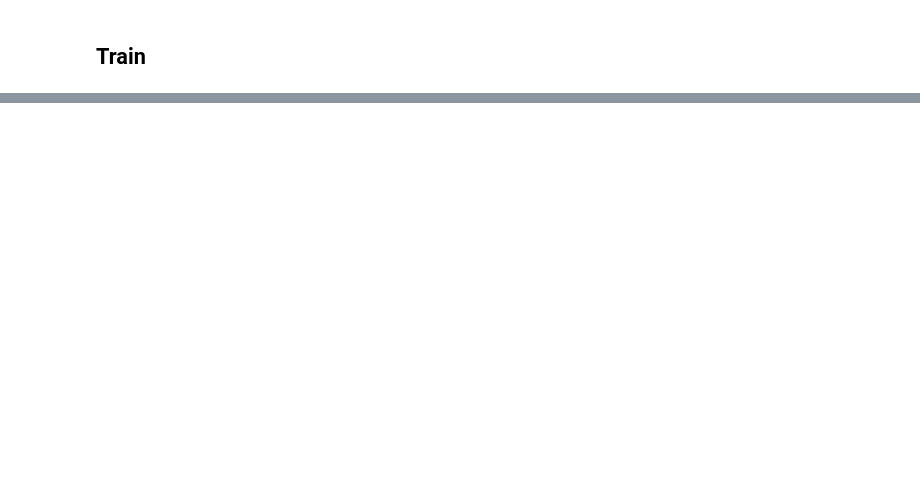
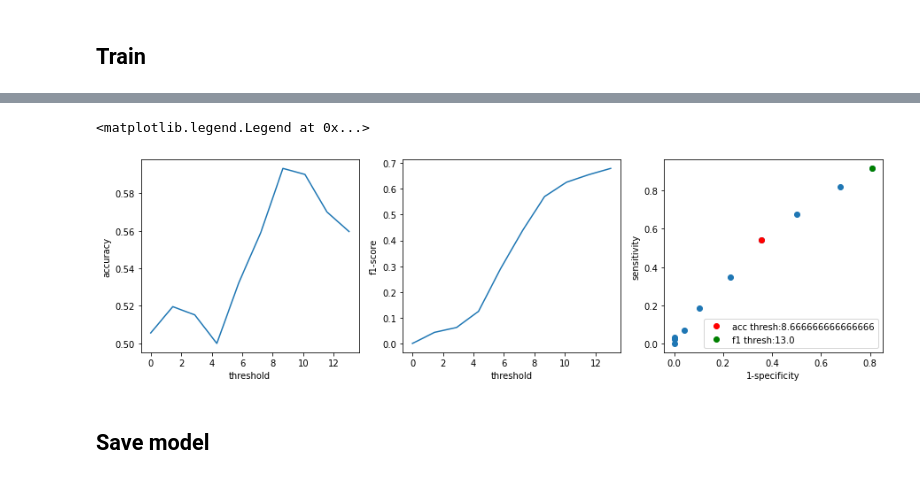
Before and after one commit to Emilija2000/Image_Matching_Siamese_Network, a Jupyter notebook: siamese.ipynb, the cells around one changed output, grey strips where cells are left out. Saved outputs shown, nothing was run; the diff lists cells and outputs as text; code cells hidden in the pictures; blank space fills up the shorter version.

```diff
--- a/siamese.ipynb
+++ b/siamese.ipynb
@@ -137,0 +221,27 @@ plt.plot(loss_history['val'],'r-')
+# %%
+accs = np.array(accs)
+sensitivity = np.array(sensitivity)
+specificity = np.array(specificity)
+f1 = np.array(f1)
+
+m1 = np.argmax(accs)
+m2 = np.argmax(f1)
+# %%
+fig,ax = plt.subplots(1,3,figsize=(15,4))
+ax[0].plot(threshs,accs)
+ax[0].set_xlabel('threshold')
+ax[0].set_ylabel('accuracy')
+ax[1].plot(threshs,f1)
+ax[1].set_xlabel('threshold')
+ax[1].set_ylabel('f1-score')
+ax[2].plot(1-specificity,sensitivity,'o',label='_nolabel_')
+ax[2].set_xlabel('1-specificity')
+ax[2].set_ylabel('sensitivity')
+ax[2].plot(1-specificity[m1],sensitivity[m1],'ro',label='acc thresh:{}'.format(threshs[m1]))
+ax[2].plot(1-specificity[m2],sensitivity[m2],'go',label='f1 thresh:{}'.format(threshs[m2]))
+ax[2].legend()
+# %% [output]
+<matplotlib.legend.Legend at 0x...>
+[figure, added]
+# %% [markdown]
+## Save model
```
Also changed, not shown: parts of 13 cells of this notebook, 3 other files.
